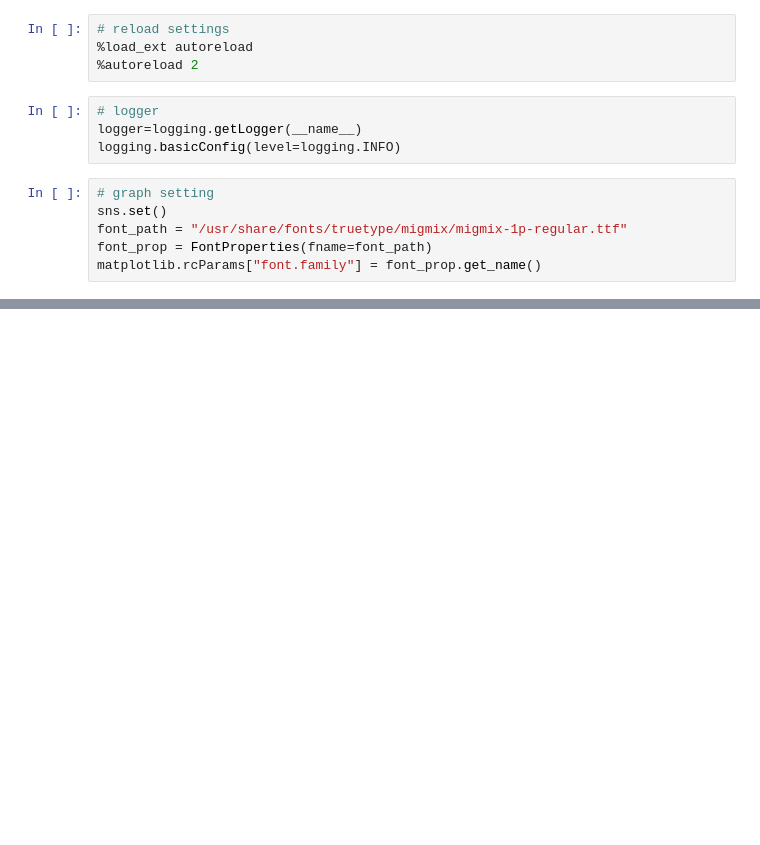
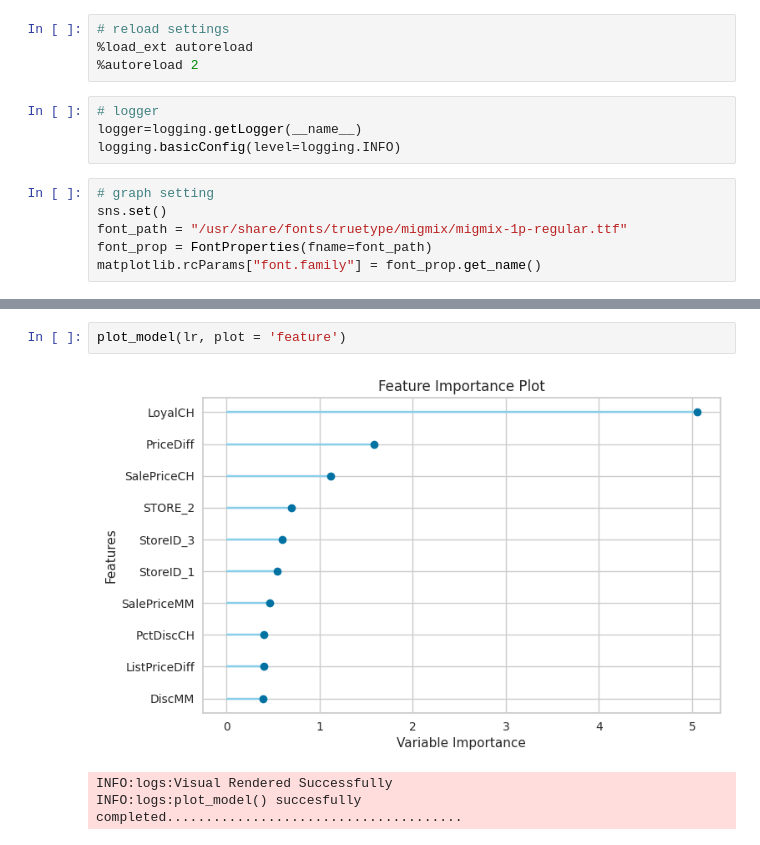
Before and after one commit to TMdiesel/machine-learning, a Jupyter notebook: automl/notebooks/pycaret.ipynb, the cells around one changed output, grey strips where cells are left out. Saved outputs shown, nothing was run; the diff lists cells and outputs as text; blank space fills up the shorter version.

```diff
--- a/automl/notebooks/pycaret.ipynb
+++ b/automl/notebooks/pycaret.ipynb
@@ -39,0 +205,6 @@ matplotlib.rcParams["font.family"] = font_prop.get_name()
+# %%
+plot_model(lr, plot = 'feature')
+# %% [output]
+[figure, added]
+INFO:logs:Visual Rendered Successfully
+INFO:logs:plot_model() succesfully completed......................................
```
Also changed, not shown: parts of 12 cells of this notebook.
